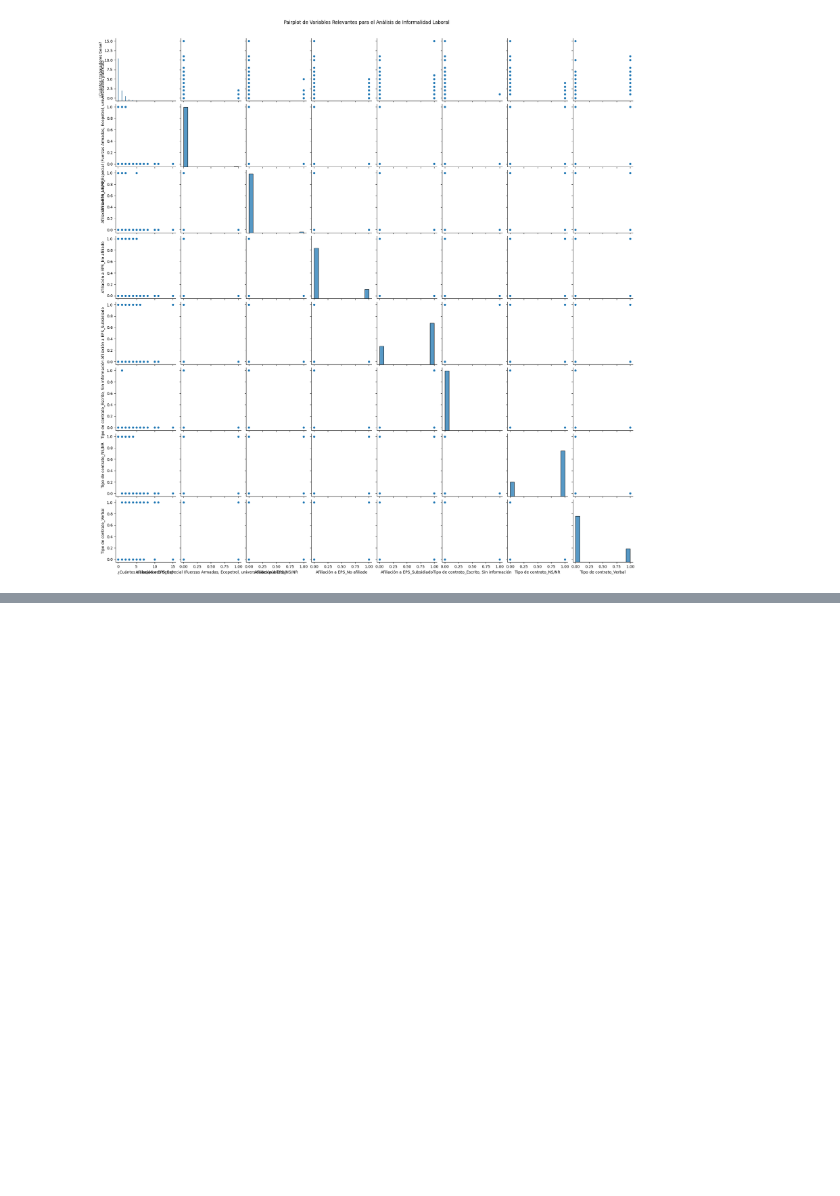
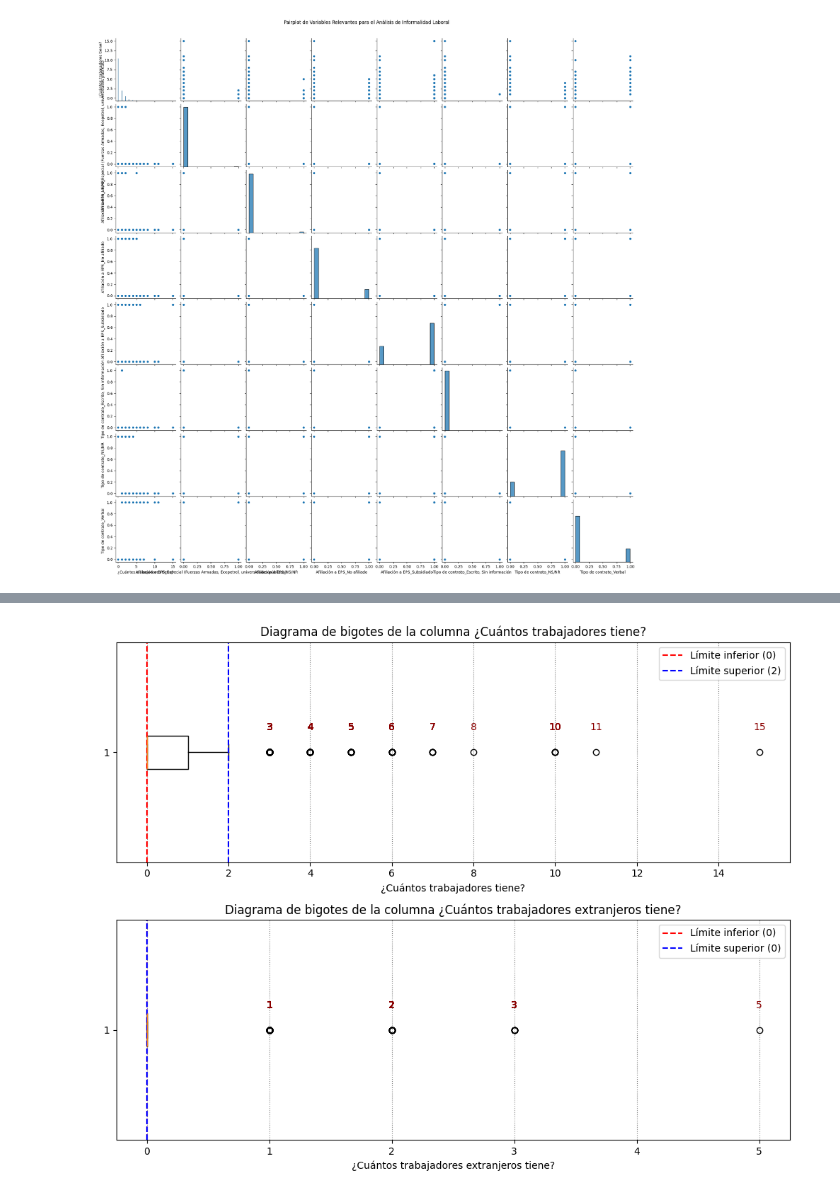
Before and after one commit to Esneider23/Project-talent, a Jupyter notebook: project/eda.ipynb, the cells around one changed output, grey strips where cells are left out. Saved outputs shown, nothing was run; the diff lists cells and outputs as text; code cells hidden in the pictures; blank space fills up the shorter version.

```diff
--- a/project/eda.ipynb
+++ b/project/eda.ipynb
@@ -480,0 +519,53 @@ plt.show()
+# %%
+# Assuming df is already loaded with your data
+# Define quantifiable columns
+quantifiable_columns = [
+    "¿Cuántos trabajadores tiene?",
+    "¿Cuántos trabajadores extranjeros tiene?",
+]
+
+# Filter the DataFrame to include only quantifiable columns
+df_quantitative = df[quantifiable_columns]
+
+# Create a figure with individual subplots for each column
+fig, axes = plt.subplots(nrows=len(quantifiable_columns), ncols=1, figsize=(10, len(quantifiable_columns) * 4))
+
+# Generate a boxplot for each column
+for i, column in enumerate(quantifiable_columns):
+    # Calculate Q1, Q3, and IQR
+    Q1 = df_quantitative[column].quantile(0.25)
+    Q3 = df_quantitative[column].quantile(0.75)
+    IQR = Q3 - Q1
+    lower_limit = max(0, round(Q1 - 1.5 * IQR))  # Set lower limit to at least 0
+    upper_limit = round(Q3 + 1.5 * IQR)
+
+    # Identify outliers
+    outliers = df_quantitative[(df_quantitative[column] < lower_limit) |
+                               (df_quantitative[column] > upper_limit)][column]
+
+    # Create boxplot for the current column
+    axes[i].boxplot(df_quantitative[column].dropna(), vert=False)
+    axes[i].set_title(f"Diagrama de bigotes de la columna {column}")
+    axes[i].set_xlabel(column)
+
+    # Show limits and annotate outliers
+    axes[i].axvline(lower_limit, color='red', linestyle='--', label=f"Límite inferior ({lower_limit})")
+    axes[i].axvline(upper_limit, color='blue', linestyle='--', label=f"Límite superior ({upper_limit})")
+
+    # Display gridlines for better readability
+    axes[i].grid(axis='x', linestyle=':', color='gray')
+
+    # Annotate each outlier with its integer value
+    for outlier in outliers:
+        axes[i].text(round(outlier), 1.1, f"{int(outlier)}", color="darkred", ha='center')
+
+    # Add legend for limits
+    axes[i].legend()
+
+    # Set x-axis to display only integer values
+    axes[i].xaxis.get_major_locator().set_params(integer=True)
+
+plt.tight_layout()
+plt.show()
+# %% [output]
+[figure, added]
```
Also changed, not shown: parts of 6 cells of this notebook.
